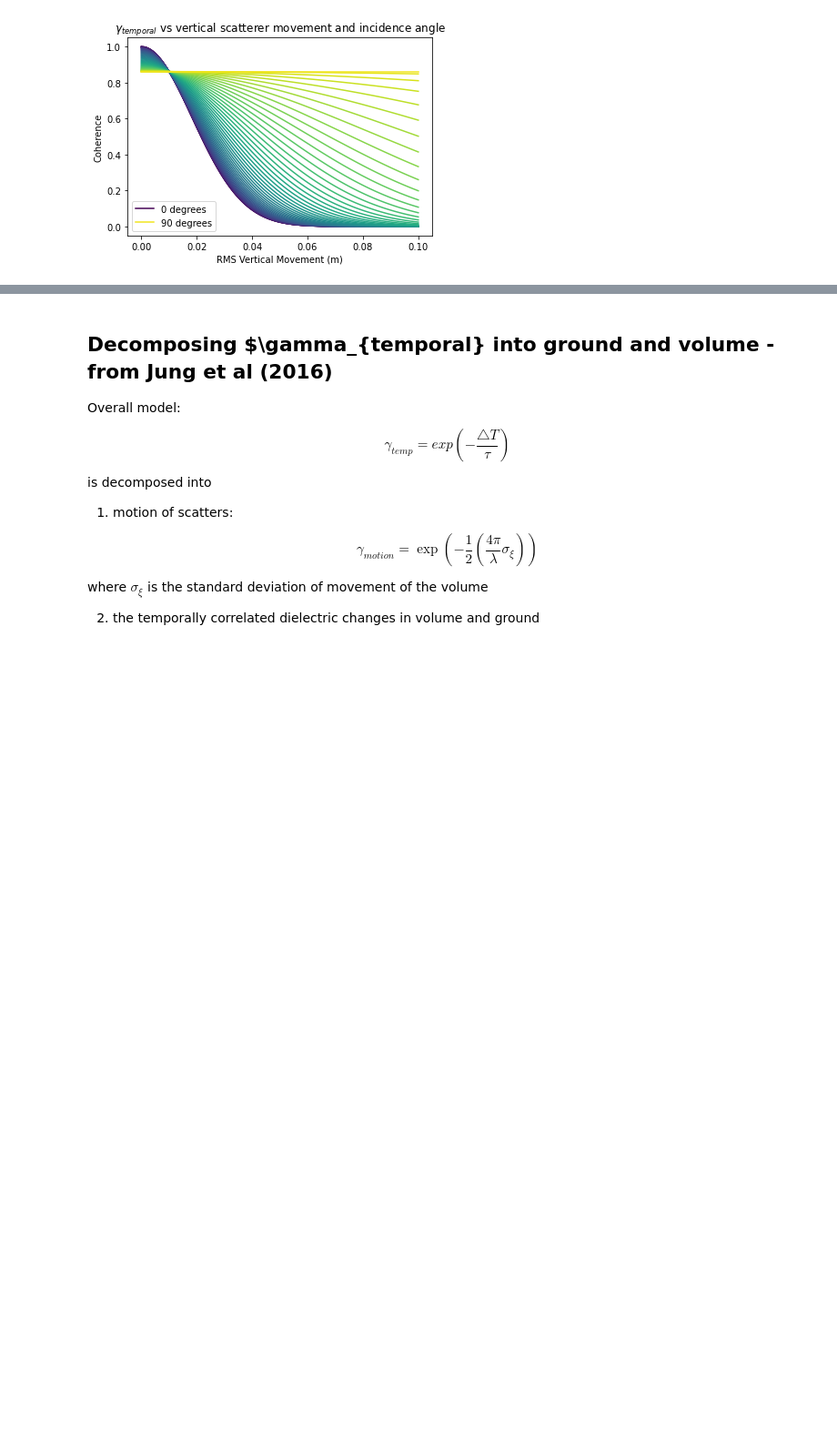
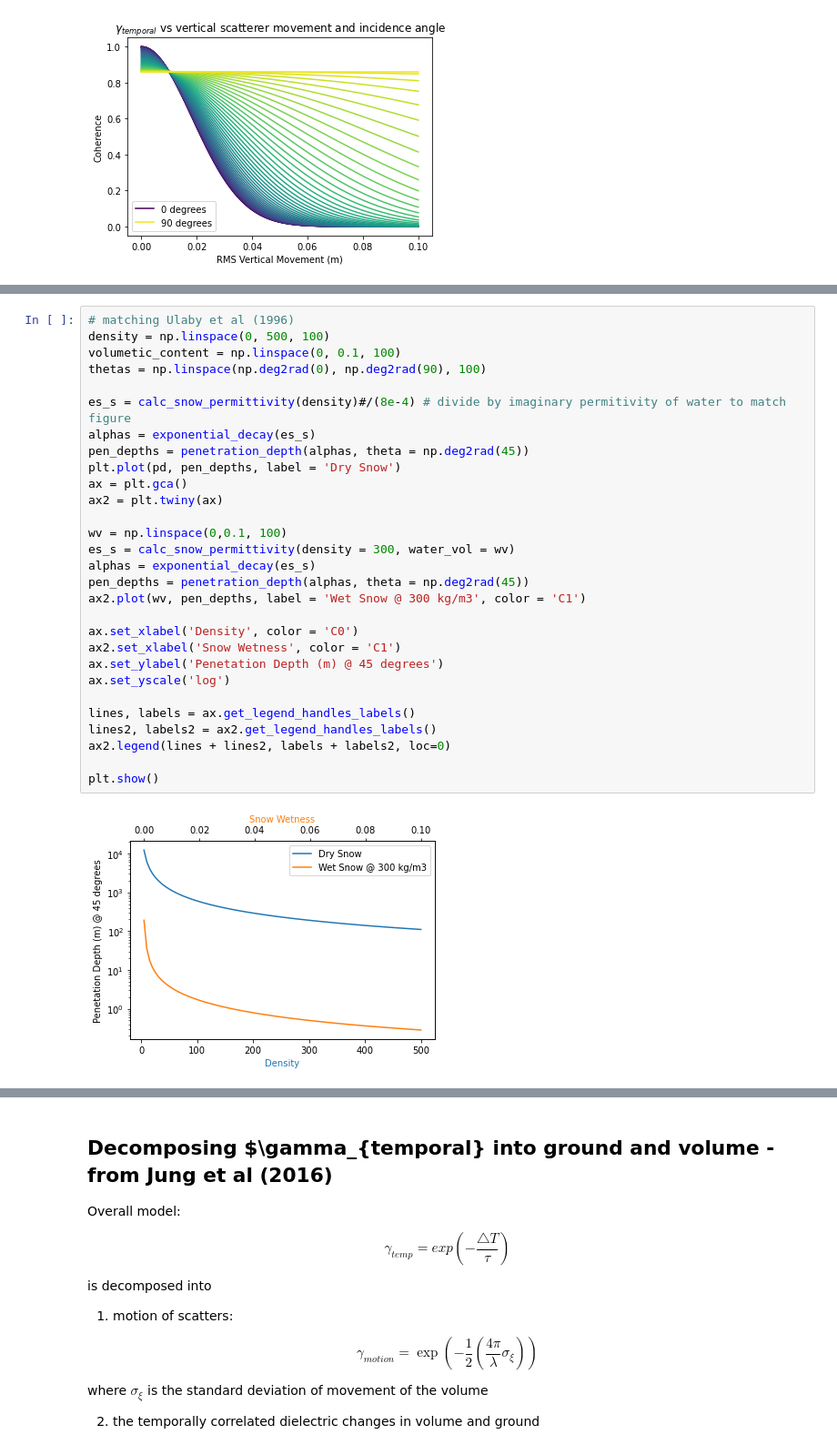
Before and after one commit to ZachHoppinen/uavsar, a Jupyter notebook: src/coherence/theoretical/theoretical_coherence_sensitivity.ipynb, the cells around one changed output, grey strips where cells are left out. Shown at 91% size. Cells and saved outputs as stored; diff of their text form; blank space fills up the shorter version.

```diff
--- a/src/coherence/theoretical/coherence_sensitivity.ipynb
+++ b/src/coherence/theoretical/theoretical_coherence_sensitivity.ipynb
@@ -230,0 +308,31 @@ Text(0.5, 1.0, '$\\gamma_{temporal}$ vs vertical scatterer movement and incidenc
+# %%
+# matching Ulaby et al (1996)
+density = np.linspace(0, 500, 100)
+volumetic_content = np.linspace(0, 0.1, 100)
+thetas = np.linspace(np.deg2rad(0), np.deg2rad(90), 100)
+
+es_s = calc_snow_permittivity(density)#/(8e-4) # divide by imaginary permitivity of water to match figure
+alphas = exponential_decay(es_s)
+pen_depths = penetration_depth(alphas, theta = np.deg2rad(45))
+plt.plot(pd, pen_depths, label = 'Dry Snow')
+ax = plt.gca()
+ax2 = plt.twiny(ax)
+
+wv = np.linspace(0,0.1, 100)
+es_s = calc_snow_permittivity(density = 300, water_vol = wv)
+alphas = exponential_decay(es_s)
+pen_depths = penetration_depth(alphas, theta = np.deg2rad(45))
+ax2.plot(wv, pen_depths, label = 'Wet Snow @ 300 kg/m3', color = 'C1')
+
+ax.set_xlabel('Density', color = 'C0')
+ax2.set_xlabel('Snow Wetness', color = 'C1')
+ax.set_ylabel('Penetation Depth (m) @ 45 degrees')
+ax.set_yscale('log')
+
+lines, labels = ax.get_legend_handles_labels()
+lines2, labels2 = ax2.get_legend_handles_labels()
+ax2.legend(lines + lines2, labels + labels2, loc=0)
+
+plt.show()
+# %% [output]
+[figure, added]
```
Also changed, not shown: parts of 9 cells of this notebook.
